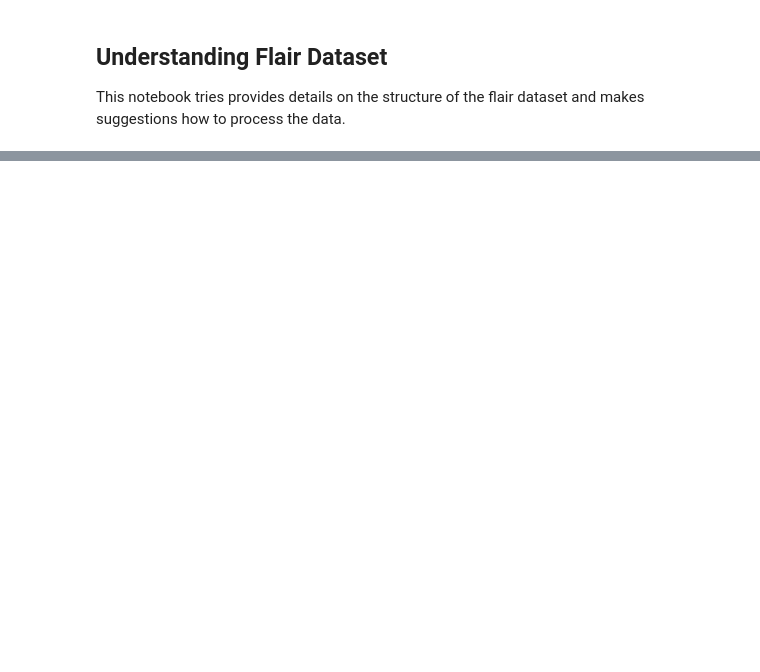
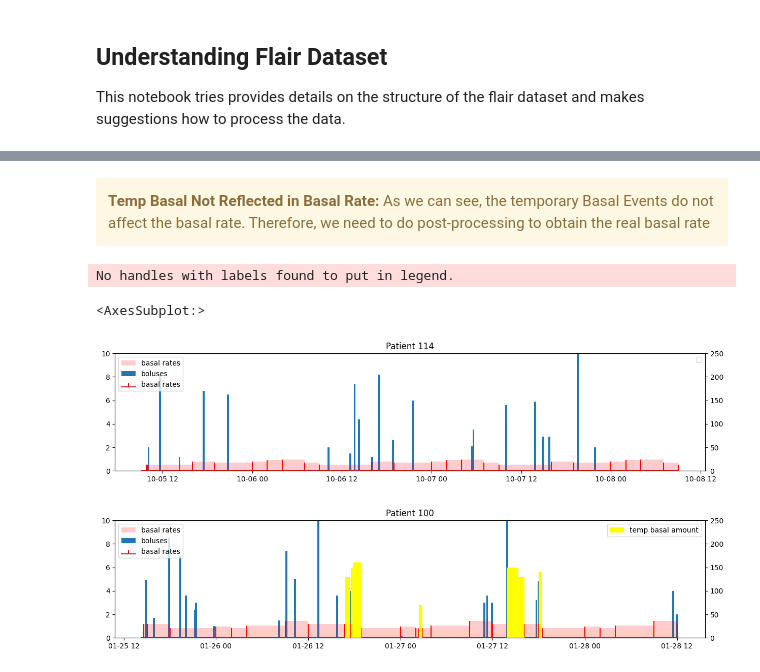
Before and after one commit to nudgebg/egvinsulin, a Jupyter notebook: notebooks/understand-flair-dataset/understand-flair-dataset.ipynb, the cells around one changed output, grey strips where cells are left out. Drawn from its saved outputs; the diff is of its cells as text; code cells hidden in the pictures; blank space fills up the shorter version.

```diff
--- a/notebooks/understand-flair-dataset/understand-flair-dataset.ipynb
+++ b/notebooks/understand-flair-dataset/understand-flair-dataset.ipynb
@@ -136,6 +204,0 @@ display(df_insulin.loc[~df_insulin.TempBasalType.isna(),['DateTime','BasalRt', '
-# %%
-import random
-def first_days_random_patient(df,days=3):
-    random_id = random.choice(df_insulin.PtID.unique())
-    temp = df_insulin.loc[df_insulin.PtID==random_id]
-    return temp.loc[temp.DateTime<temp.DateTime.min()+timedelta(hours=72)]
@@ -168,0 +300,23 @@ Text(0.5, 1.0, 'raw')
+# %% [markdown]
+<div class="alert alert-block alert-warning">
+<b>Temp Basal Not Reflected in Basal Rate:</b> As we can see, the temporary Basal Events do not affect the basal rate. Therefore, we need to do post-processing to obtain the real basal rate
+</div>
+# %%
+def first_days_random_patient(df,days=3, patient_id=None):
+    if not patient_id:
+        patient_id = random.choice(df_insulin.PtID.unique())
+    temp = df_insulin.loc[df_insulin.PtID==patient_id]
+    return temp.loc[temp.DateTime<temp.DateTime.min()+timedelta(hours=72)]
+
+patient_id = random.choice(df_insulin.PtID.unique())
+sub_frame = first_days_random_patient(df_insulin, days=5, patient_id=patient_id)
+drawInsulinEvents(sub_frame)
+
+#for reproducibility for a fixed patient
+sub_frame = first_days_random_patient(df_insulin, days=5, patient_id=100)
+drawInsulinEvents(sub_frame)
+# %% [output]
+No handles with labels found to put in legend.
+<AxesSubplot:>
+[figure, added]
+[figure, added]
```
Also changed, not shown: parts of 26 cells of this notebook.
